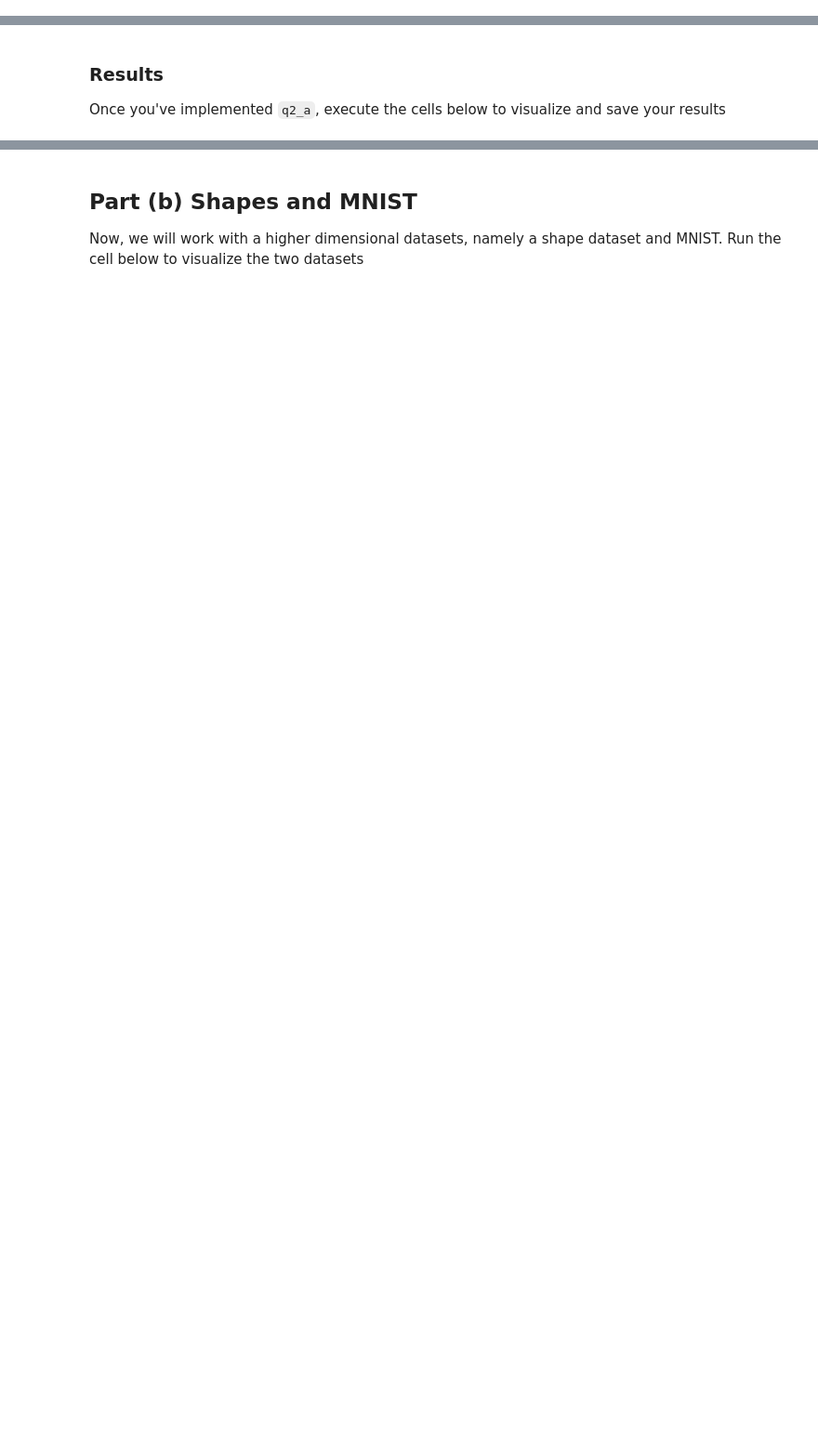
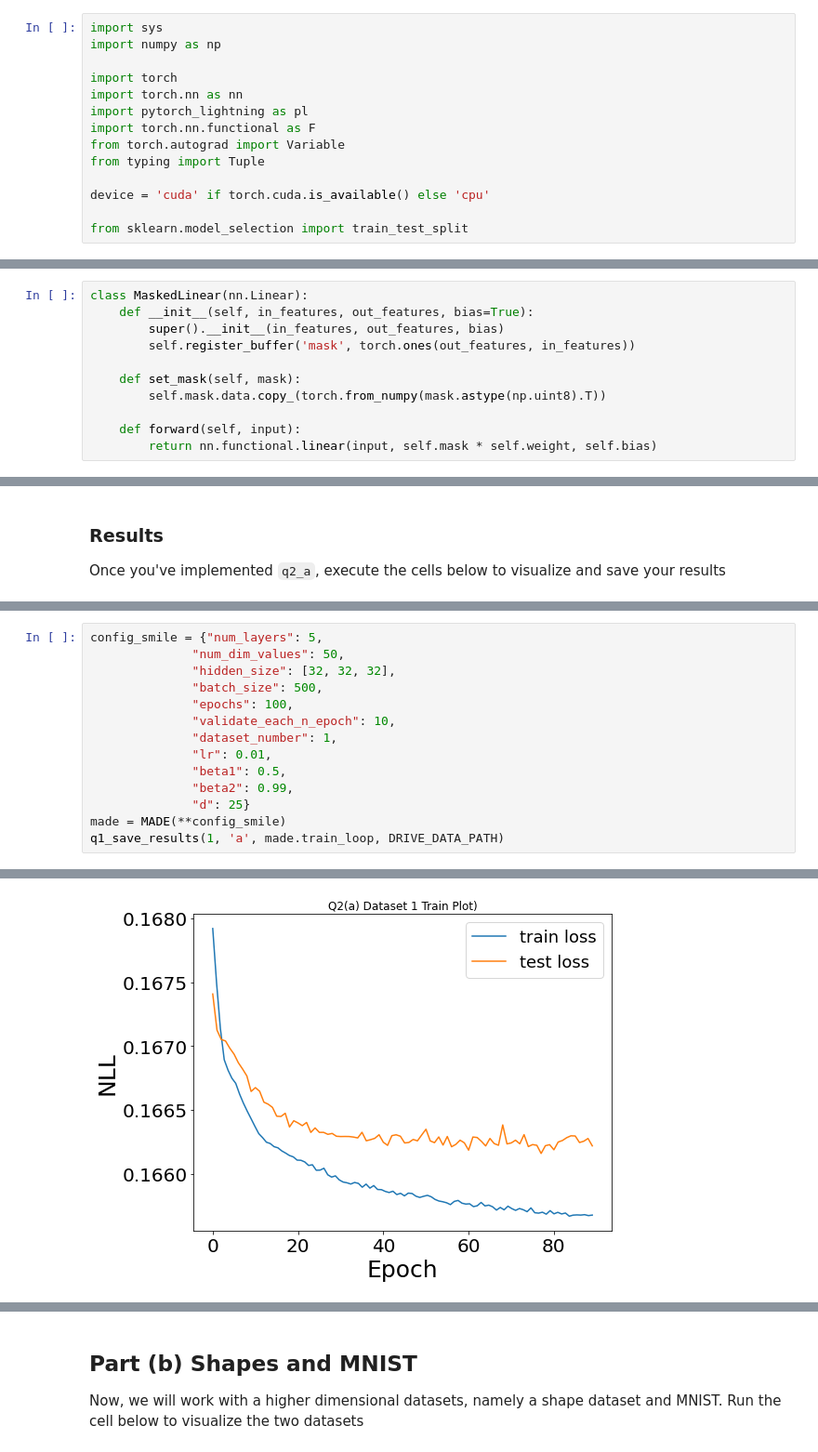
Before and after one commit to GrigoryBartosh/dul_2021, a Jupyter notebook: Homework/hw1/Homework1_MADE.ipynb, the cells around one changed output, grey strips where cells are left out. Shown at 93% size. Cells and saved outputs as stored; diff of their text form; blank space fills up the shorter version.

```diff
--- a/Homework/hw1/Homework1_MADE.ipynb
+++ b/Homework/hw1/Homework1_MADE.ipynb
@@ -31,0 +28,14 @@ from dul_2021.utils.hw1_utils import *
+# %%
+import sys
+import numpy as np
+
+import torch
+import torch.nn as nn
+import pytorch_lightning as pl
+import torch.nn.functional as F
+from torch.autograd import Variable
+from typing import Tuple
+
+device = 'cuda' if torch.cuda.is_available() else 'cpu'
+
+from sklearn.model_selection import train_test_split
@@ -68,0 +145,11 @@ A few notes:
+# %%
+class MaskedLinear(nn.Linear):
+    def __init__(self, in_features, out_features, bias=True):
+        super().__init__(in_features, out_features, bias)
+        self.register_buffer('mask', torch.ones(out_features, in_features))
+
+    def set_mask(self, mask):
+        self.mask.data.copy_(torch.from_numpy(mask.astype(np.uint8).T))
+
+    def forward(self, input):
+        return nn.functional.linear(input, self.mask * self.weight, self.bias)
@@ -93,0 +314,15 @@ q1_save_results(2, 'a', q1_a)
+# %%
+config_smile = {"num_layers": 5,
+              "num_dim_values": 50,
+              "hidden_size": [32, 32, 32],
+              "batch_size": 500,
+              "epochs": 100,
+              "validate_each_n_epoch": 10,
+              "dataset_number": 1,
+              "lr": 0.01,
+              "beta1": 0.5,
+              "beta2": 0.99,
+              "d": 25}
+made = MADE(**config_smile)
+q1_save_results(1, 'a', made.train_loop, DRIVE_DATA_PATH)
+# %% [output]
@@ -93,0 +330 @@ q1_save_results(2, 'a', q1_a)
+[figure, added]
```
Also changed, not shown: parts of 25 cells of this notebook.
